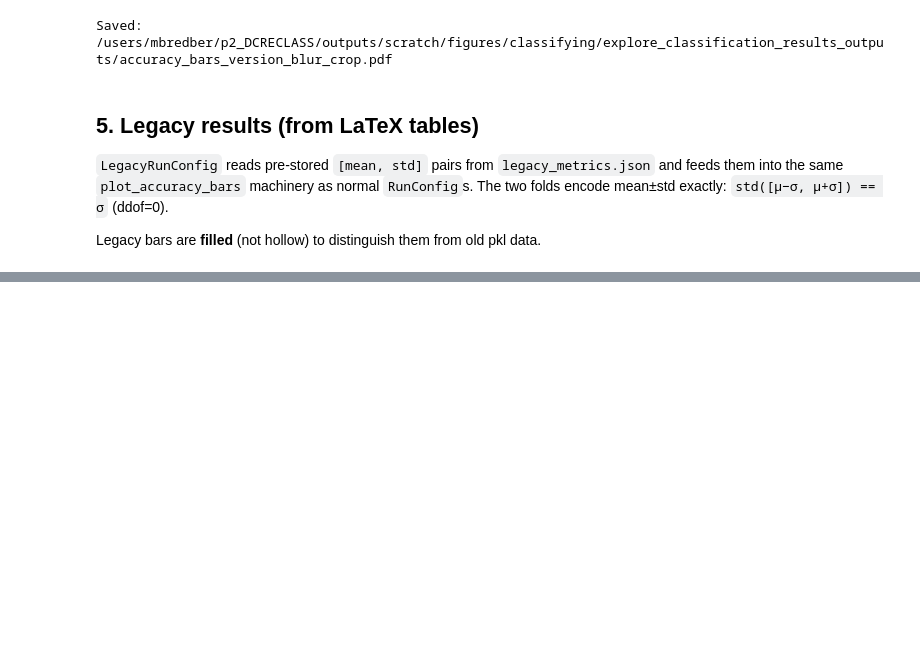
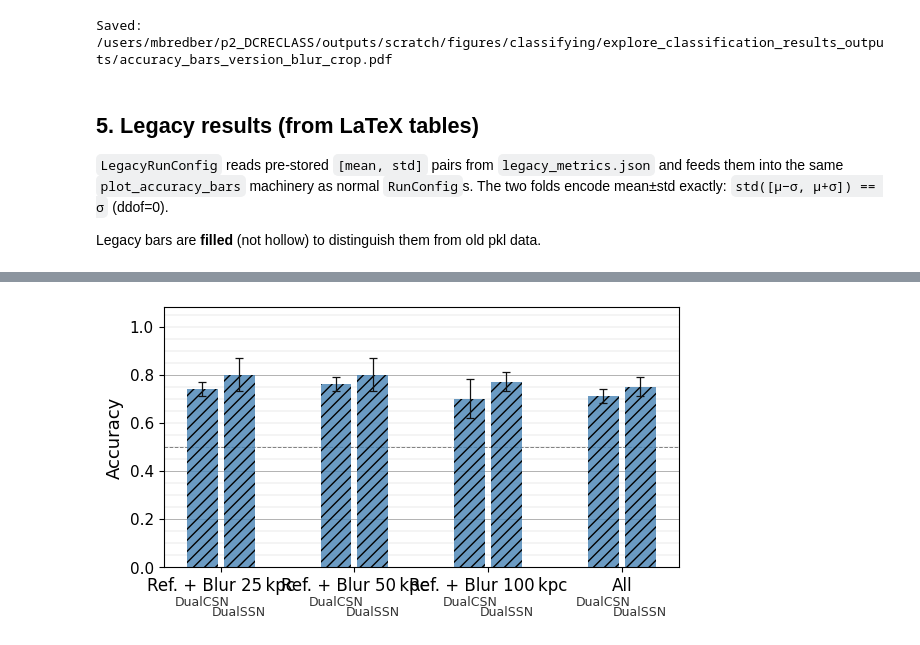
Before and after one commit to MarkusBredberg/dcreclass, a Jupyter notebook: notebooks/explore_classification_results.ipynb, the cells around one changed output, grey strips where cells are left out. Cells and saved outputs as stored; diff of their text form; code cells hidden in the pictures; blank space fills up the shorter version.

```diff
--- a/notebooks/explore_classification_results.ipynb
+++ b/notebooks/explore_classification_results.ipynb
@@ -1445,22 +1573,84 @@ print('Saved:', _fname)
 Saved: /users/mbredber/p2_DCRECLASS/outputs/scratch/figures/classifying/explore_classification_results_outputs/legacy_accuracy_bars_percentile.pdf
 # %%
-# ── Stacking results (CNN / DualCSN / DualSSN) ──────────────────────────────
-fig_stk = plot_accuracy_bars(
-    base_cfg       = None,
-    scales         = [25, 50, 100, 0],
-    scale_version  = ['circular'],
-    metric         = 'accuracy',
-    classifiers    = [
-        ('CNN',     LegacyRunConfig(classifier='CNN',     section='stacking')),
-        ('DualCSN', LegacyRunConfig(classifier='DualCSN', section='stacking')),
-        ('DualSSN', LegacyRunConfig(classifier='DualSSN', section='stacking')),
-    ],
-    colours        = ['steelblue'],
-)
-# Relabel x-ticks to stacking-specific names
-for ax in fig_stk.get_axes():
-    ax.set_xticklabels(['Ref. + 25\u202fkpc', 'Ref. + 50\u202fkpc', 'Ref. + 100\u202fkpc', 'All'])
+# ── Stacking results (DualCSN / DualSSN side by side) ───────────────────────
+#
+# DISTINGUISH_RESULT_VERSIONS : bool
+#   True  → legacy bars hatched ///
+#
+# RESULT_VERSION_PRIORITY : list | 'highest'
+#   Per bar, the first tier that has data wins.
+#
+DISTINGUISH_RESULT_VERSIONS = True
+RESULT_VERSION_PRIORITY     = ['latest', 'legacy']
+
+_stk_clfs    = ['DualCSN', 'DualSSN']
+_stk_scales  = [25, 50, 100, 0]
+_stk_xlabels = ['Ref. + Blur 25\u202fkpc', 'Ref. + Blur 50\u202fkpc', 'Ref. + Blur 100\u202fkpc', 'All']
+_colour      = 'steelblue'
+
+_n       = len(_stk_clfs)
+_grp_w   = 0.55
+_sub_w   = _grp_w / _n
+_bar_w   = _sub_w * 0.84
+_x_pos   = np.arange(len(_stk_scales), dtype=float)
+
+fig_stk, ax_stk = plt.subplots(figsize=(6, 3.5))
+
+for c_idx, clf in enumerate(_stk_clfs):
+    _off  = _sub_w * (c_idx - (_n - 1) / 2)
+    _cfg  = LegacyRunConfig(classifier=clf, section='stacking')
+    for xi, scale in enumerate(_stk_scales):
+        _ver      = 'RAW' if scale == 0 else f'Blur{scale}kpc'
+        _cfg_v    = dataclasses.replace(_cfg, version=_ver)
+        _vbt, _, _ = _load_vals_from_cfg(_cfg_v, 'accuracy')
+        _avail    = [t for t in ('latest', 'old', 'legacy') if _vbt[t]]
+        _tier     = next((t for t in RESULT_VERSION_PRIORITY if t in _avail), None)
+        if _tier is None:
+            continue
+        _arr  = np.array(_vbt[_tier])
+        _mean, _std = _arr.mean(), _arr.std()
+        _hatch = '///' if (DISTINGUISH_RESULT_VERSIONS and _tier == 'legacy') else None
+        ax_stk.bar(
+            _x_pos[xi] + _off, _mean, _bar_w,
+            yerr=_std, capsize=3,
+            color=_colour, alpha=0.80, hatch=_hatch,
+            error_kw=dict(linewidth=0.9, ecolor='#111111', capthick=0.9),
+            zorder=2,
+        )
+
+# ── Classifier sub-labels under each bar ─────────────────────────────────────
+ax_stk.set_xticks(_x_pos)
+ax_stk.set_xticklabels(_stk_xlabels, fontsize=12)
+ax_stk.set_ylabel('Accuracy', fontsize=13)
+ax_stk.tick_params(axis='y', labelsize=11)
+ax_stk.set_ylim(0, 1.08)
+
+_y_lo, _y_hi = ax_stk.get_ylim()
+_y_sub = _y_lo - 0.11 * (_y_hi - _y_lo)
+_y_sub_extra = {'DualSSN': 0.04}
+for c_idx, clf in enumerate(_stk_clfs):
+    _off = _sub_w * (c_idx - (_n - 1) / 2)
+    _y = _y_sub - _y_sub_extra.get(clf, 0.0)
+    for xi in range(len(_stk_scales)):
+        ax_stk.text(_x_pos[xi] + _off, _y, clf,
+                    ha='center', va='top', fontsize=9,
+                    color='#333333', clip_on=False)
+
+# ── Grid ──────────────────────────────────────────────────────────────────────
+for _y in np.arange(0.05, 1.08, 0.05):
+    _major = _y in {0.2, 0.4, 0.6, 0.8}
+    ax_stk.axhline(_y, color='grey',
+                   linewidth=0.7 if _major else 0.3,
+                   alpha=0.6 if _major else 0.4, zorder=0)
+ax_stk.axhline(0.5, color='grey', linewidth=0.7, linestyle='--', zorder=1)
+
+fig_stk.tight_layout()
+fig_stk.subplots_adjust(bottom=0.22)
+
 _fname = os.path.join(OUTPUT_DIR, 'legacy_accuracy_bars_stacking.pdf')
 fig_stk.savefig(_fname, bbox_inches='tight')
-plt.show(); plt.close()
+plt.show()
+plt.close()
 print('Saved:', _fname)
+# %% [output]
+[figure, added]
```
Also changed, not shown: parts of 10 cells of this notebook, 7 other files.
